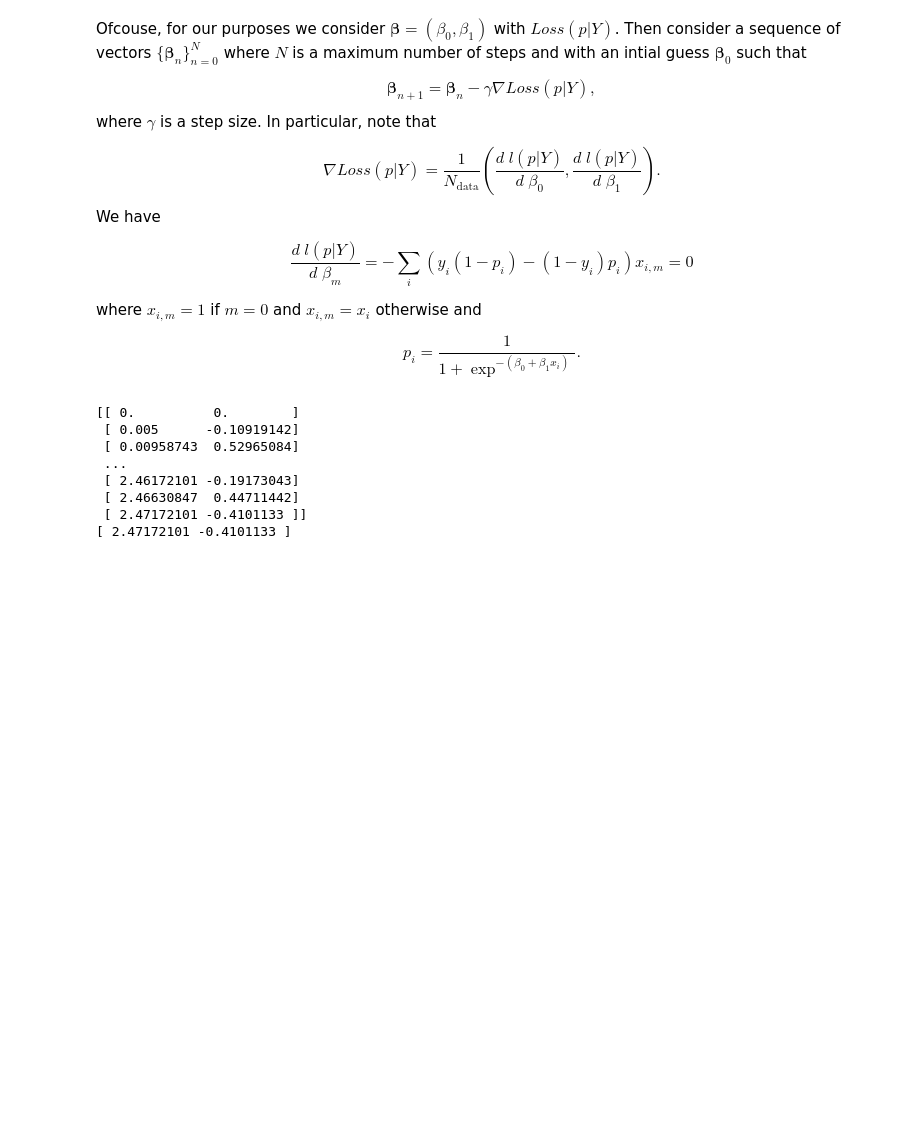
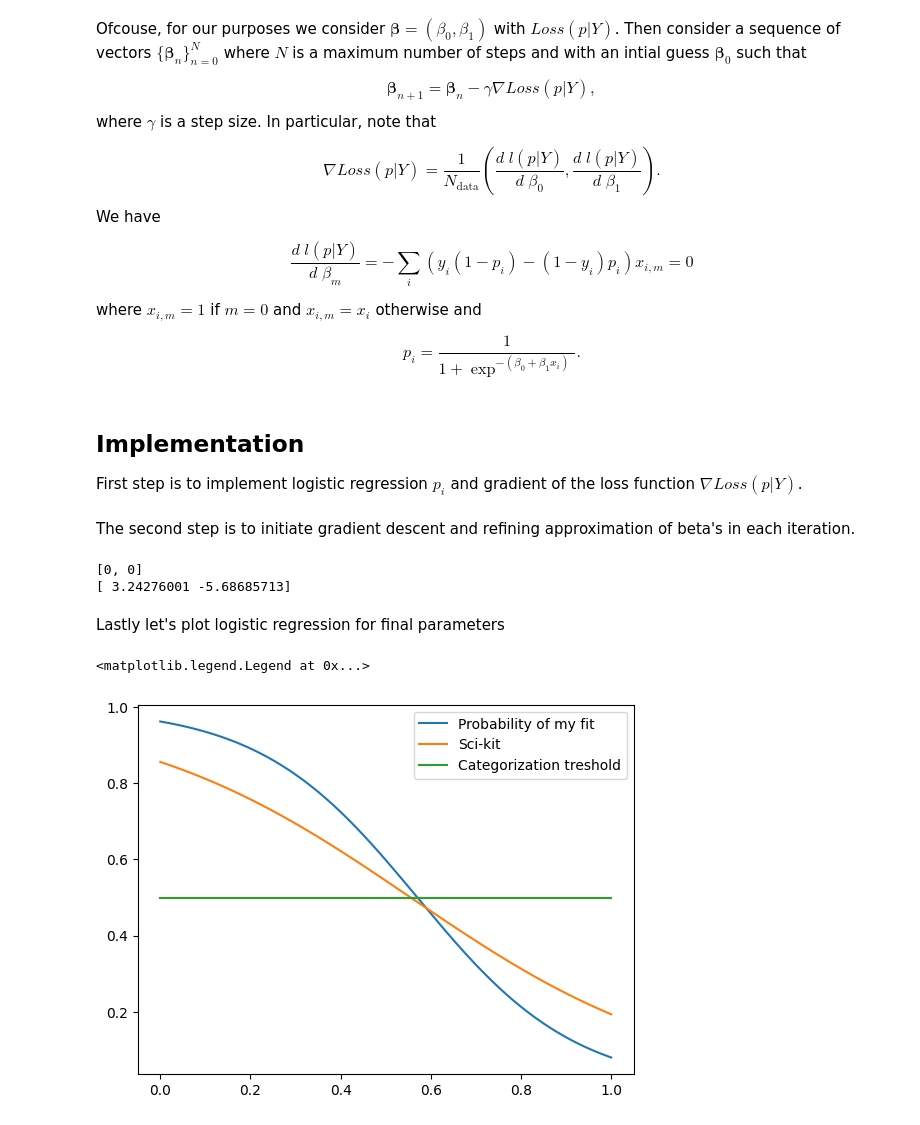
Before and after one commit to LexXxik/learning_statistical_learning, a Jupyter notebook: lessons/l_6_logistic_regression.ipynb, the cells around one changed output. Saved outputs shown, nothing was run; the diff lists cells and outputs as text; code cells hidden in the pictures; blank space fills up the shorter version.

Commit message:
Lesson on logistic regression

```diff
--- a/lessons/l_6_logistic_regression.ipynb
+++ b/lessons/l_6_logistic_regression.ipynb
@@ -99,6 +92,10 @@ where $x_{i,m} = 1$ if $m=0$ and $x_{i,m} = x_i$ otherwise and
 $$
 p_i = \frac{1}{1+\exp^{-(\beta_0 + \beta_1 x_i)}}.
 $$
+# %% [markdown]
+## Implementation
+
+First step is to implement logistic regression $p_i$ and gradient of the loss function $\nabla Loss(p | Y)$.
 # %%
 def logistic(betas, X):
     X_np = np.array(X)[:,0]
@@ -108,31 +105,38 @@ def grad_loss(betas, X, y):
     N = len(y)
     X_np = np.array(X)[:,0]
     y_np = np.array(y)
-    der_beta_0 = -np.dot(y_np, 1-logistic(betas, X)) - np.dot(1-y_np, logistic(betas, X))
-    der_beta_1 = -np.sum((y_np * ( 1-logistic(betas, X) ) - (1-y_np) * logistic(betas, X) ) * X_np)
+    p_hat = logistic(betas, X)
+    der_beta_0 = -np.sum(y_np * (1 - p_hat) - (1 - y_np) * p_hat)
+    der_beta_1 = -np.sum((y_np * ( 1 - p_hat ) - (1 - y_np) * p_hat ) * X_np)
 
     return 1/N * np.array([der_beta_0, der_beta_1])
+# %% [markdown]
+The second step is to initiate gradient descent and refining approximation of beta's in each iteration.
 # %%
-gamma = 0.01
-betas = []
+X=X[['MaxHR']]
+gamma = 0.5
 init_guess = [0,0]
-betas.append(init_guess)
+betas = init_guess
+max_iter = 100000
 
-max_iter = 500
-
+print(betas)
 for i in range(max_iter):
-    prev = np.array(betas[-1])
-    estimate = prev - gamma * grad_loss(betas[-1], X, y)
-    betas.append(list(estimate))
-
-print(np.array(betas)[:])
-print(np.array(betas[-1]))
+    betas = betas - gamma * grad_loss(betas, X, y)
+print(betas)
 # %% [output]
-[[ 0.          0.        ]
- [ 0.005      -0.10919142]
- [ 0.00958743  0.52965084]
- ...
- [ 2.46172101 -0.19173043]
- [ 2.46630847  0.44711442]
- [ 2.47172101 -0.4101133 ]]
-[ 2.47172101 -0.4101133 ]
+[0, 0]
+[ 3.24276001 -5.68685713]
+# %% [markdown]
+Lastly let's plot logistic regression for final parameters
+# %%
+#Plot probabilities
+x_lin = np.linspace(0,1,500).reshape(-1,1)
+y_proba_me = logistic(betas,x_lin)
+
+plt.plot(x_lin, y_proba_me)
+plt.plot(x_lin, y_proba_sci[:, 1])
+plt.plot(x_lin, np.array([0.5 for i in range(len(y_proba_sci[:,1]))]))
+plt.legend(["Probability of my fit", "Sci-kit", "Categorization treshold"])
+# %% [output]
+<matplotlib.legend.Legend at 0x...>
+[figure, added]
```
Also changed, not shown: parts of 4 cells of this notebook.
